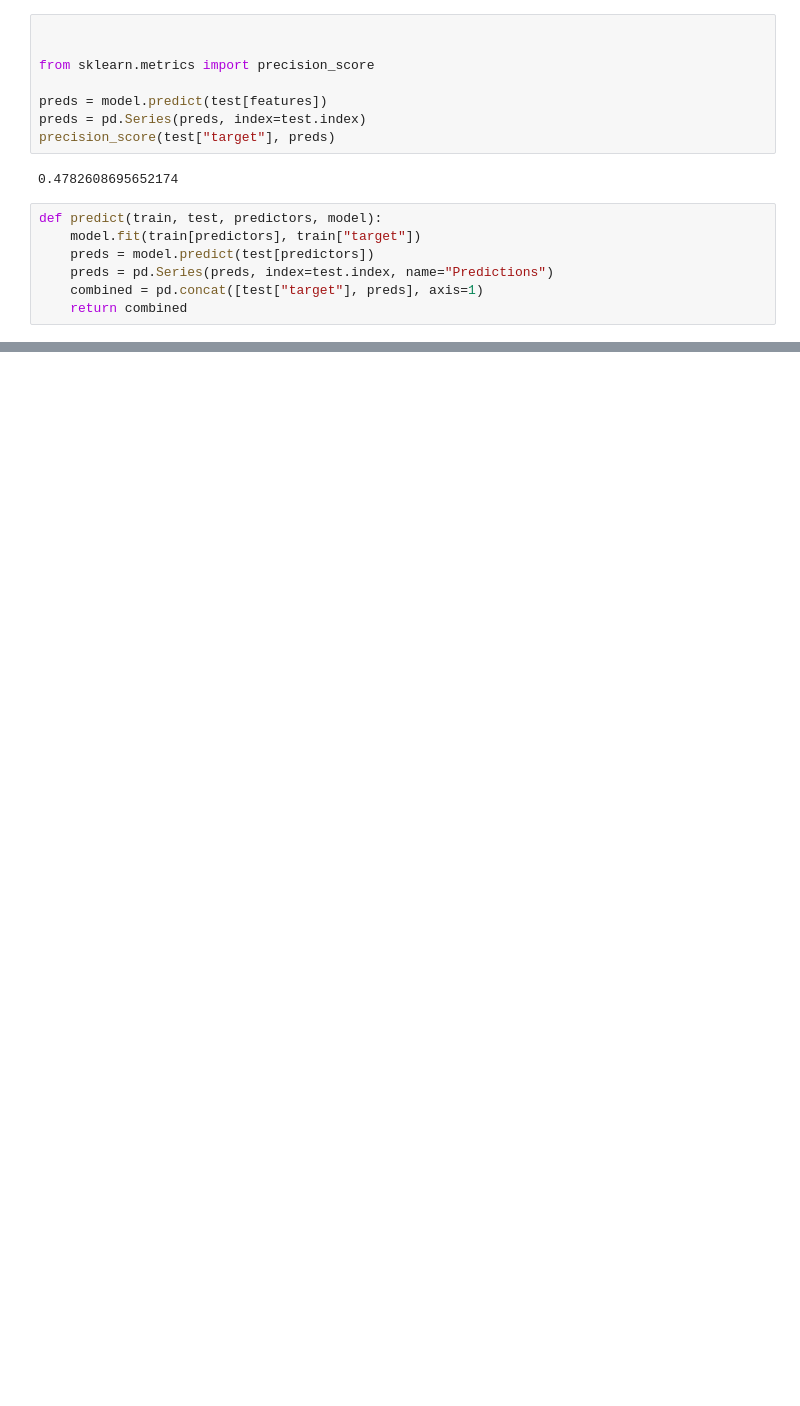
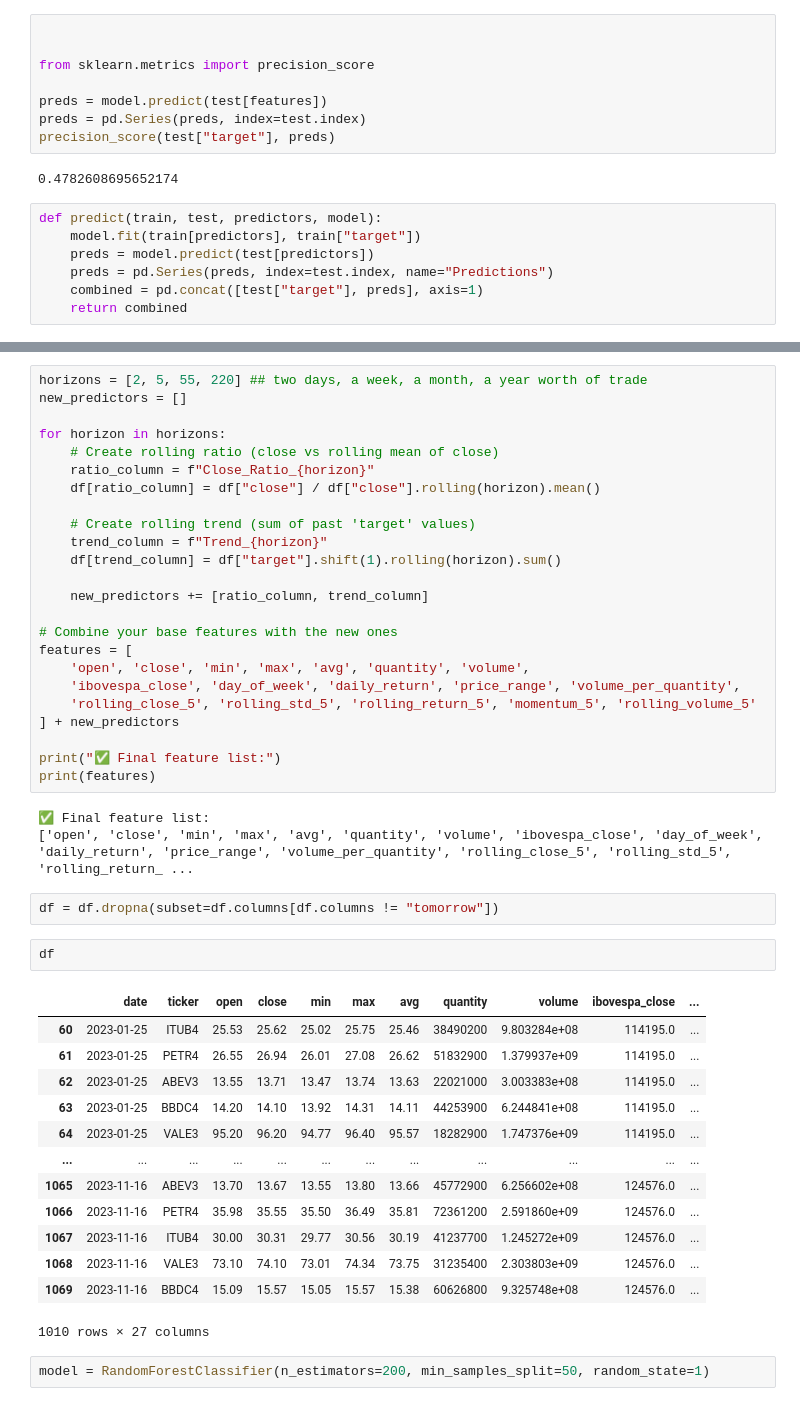
Before and after one commit to mestresanna/lifeCycleProject, a Jupyter notebook: notebooks/SecondFeatureEngineering.ipynb, the cells around one changed output, grey strips where cells are left out. Drawn from its saved outputs; the diff is of its cells as text; blank space fills up the shorter version.

Commit message:
backtracking added to random forest model and new features added

```diff
--- a/notebooks/SecondFeatureEngineering.ipynb
+++ b/notebooks/SecondFeatureEngineering.ipynb
@@ -135,0 +142,47 @@ predictions["target"].value_counts() / predictions.shape[0]
+# %%
+horizons = [2, 5, 55, 220] ## two days, a week, a month, a year worth of trade
+new_predictors = []
+
+for horizon in horizons:
+    # Create rolling ratio (close vs rolling mean of close)
+    ratio_column = f"Close_Ratio_{horizon}"
+    df[ratio_column] = df["close"] / df["close"].rolling(horizon).mean()
+
+    # Create rolling trend (sum of past 'target' values)
+    trend_column = f"Trend_{horizon}"
+    df[trend_column] = df["target"].shift(1).rolling(horizon).sum()
+
+    new_predictors += [ratio_column, trend_column]
+
+# Combine your base features with the new ones
+features = [
+    'open', 'close', 'min', 'max', 'avg', 'quantity', 'volume',
+    'ibovespa_close', 'day_of_week', 'daily_return', 'price_range', 'volume_per_quantity',
+    'rolling_close_5', 'rolling_std_5', 'rolling_return_5', 'momentum_5', 'rolling_volume_5'
+] + new_predictors
+
+print("✅ Final feature list:")
+print(features)
+# %% [output]
+✅ Final feature list:
+['open', 'close', 'min', 'max', 'avg', 'quantity', 'volume', 'ibovespa_close', 'day_of_week', 'daily_return', 'price_range', 'volume_per_quantity', 'rolling_close_5', 'rolling_std_5', 'rolling_return_ ...
+# %%
+df = df.dropna(subset=df.columns[df.columns != "tomorrow"])
+# %%
+df
+# %% [output]
+|  | date | ticker | open | close | min | max | avg | quantity | volume | ibovespa_close | ... |
+| 60 | 2023-01-25 | ITUB4 | 25.53 | 25.62 | 25.02 | 25.75 | 25.46 | 38490200 | 9.803284e+08 | 114195.0 | ... |
+| 61 | 2023-01-25 | PETR4 | 26.55 | 26.94 | 26.01 | 27.08 | 26.62 | 51832900 | 1.379937e+09 | 114195.0 | ... |
+| 62 | 2023-01-25 | ABEV3 | 13.55 | 13.71 | 13.47 | 13.74 | 13.63 | 22021000 | 3.003383e+08 | 114195.0 | ... |
+| 63 | 2023-01-25 | BBDC4 | 14.20 | 14.10 | 13.92 | 14.31 | 14.11 | 44253900 | 6.244841e+08 | 114195.0 | ... |
+| 64 | 2023-01-25 | VALE3 | 95.20 | 96.20 | 94.77 | 96.40 | 95.57 | 18282900 | 1.747376e+09 | 114195.0 | ... |
+| ... | ... | ... | ... | ... | ... | ... | ... | ... | ... | ... | ... |
+| 1065 | 2023-11-16 | ABEV3 | 13.70 | 13.67 | 13.55 | 13.80 | 13.66 | 45772900 | 6.256602e+08 | 124576.0 | ... |
+| 1066 | 2023-11-16 | PETR4 | 35.98 | 35.55 | 35.50 | 36.49 | 35.81 | 72361200 | 2.591860e+09 | 124576.0 | ... |
+| 1067 | 2023-11-16 | ITUB4 | 30.00 | 30.31 | 29.77 | 30.56 | 30.19 | 41237700 | 1.245272e+09 | 124576.0 | ... |
+| 1068 | 2023-11-16 | VALE3 | 73.10 | 74.10 | 73.01 | 74.34 | 73.75 | 31235400 | 2.303803e+09 | 124576.0 | ... |
+| 1069 | 2023-11-16 | BBDC4 | 15.09 | 15.57 | 15.05 | 15.57 | 15.38 | 60626800 | 9.325748e+08 | 124576.0 | ... |
+1010 rows × 27 columns
+# %%
+model = RandomForestClassifier(n_estimators=200, min_samples_split=50, random_state=1)
```
Also changed, not shown: parts of 13 cells of this notebook, 7 other files.
